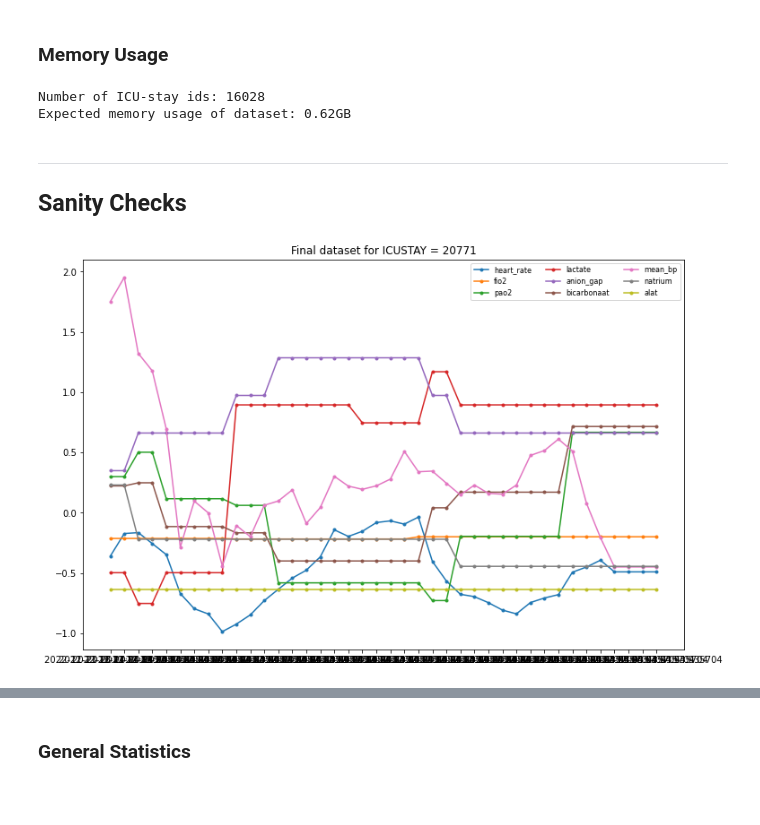
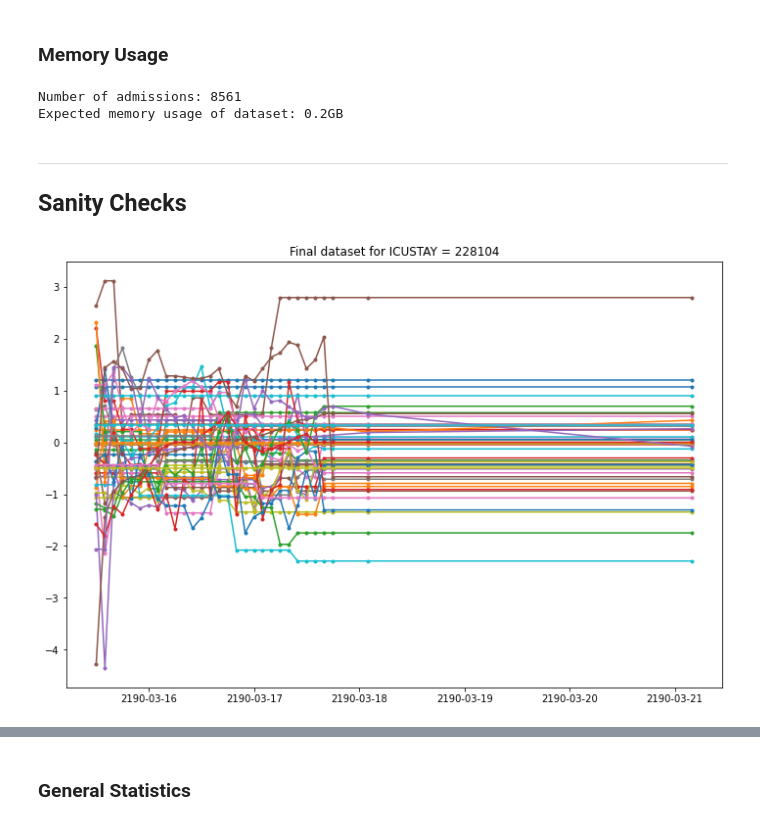
Before and after one commit to thomas097/Haemodynamic-Optimization-Reinforcement-Learning, a Jupyter notebook: preprocessing/DataPreprocessing_Aggregated.ipynb, the cells around one changed output, grey strips where cells are left out. Saved outputs shown, nothing was run; the diff lists cells and outputs as text; code cells hidden in the pictures; blank space fills up the shorter version.

```diff
--- a/preprocessing/DataPreprocessing_Aggregated.ipynb
+++ b/preprocessing/DataPreprocessing_Aggregated.ipynb
@@ -1502,6 +1562,20 @@ for df in [data_train_df, data_valid_df, data_test_df]:
 print('Done!')
 # %% [output]
 Done!
+# %%
+# just in case: cap outliers again with parameters from training set
+capping_params = dict()
+for f in feature_cols:
+    f_min = data_train_df[f].quantile(0.01)
+    f_max = data_train_df[f].quantile(0.99)
+    capping_params[f] = (f_min, f_max)
+
+for df in [data_train_df, data_valid_df, data_test_df]:
+    for f in feature_cols:
+        if f not in BINARY_FIELDS:
+            f_min, f_max = capping_params[f]
+            df.loc[df[f] < f_min, f] = f_min
+            df.loc[df[f] > f_max, f] = f_max
 # %%
 data_train_df[feature_cols].hist(figsize=(20, 20), bins=40);
 # %% [output]
@@ -1514,12 +1588,12 @@ assert np.all(~data_train_df.isna())
 
 In the source code we may wish to refer to the list of features without defining the names of the features each time, i.e. `['heart_rate', 'albumin', 'leu', 'resp_rate', 'fio2', ...]` etc. Much easier is to simply refer to the columns as `x0` to `x49` which we can create procedurally. Below we will define a mapping from state-space features to their `x*`equivalents;
 # %%
-STATE_SPACE_COLUMNS = ['max_vaso_prev', 'total_iv_fluid_prev', 'sepsis_antibiotics', 'profyl_antibiotics', 'profyl_other',
-                       'ventilator', 'sirs_score', 'sofa_score', 'weight', 'height', 'age', 'gender', 'elective', 'is_sepsis',
+STATE_SPACE_COLUMNS = ['max_vaso_prev', 'total_iv_fluid_prev', #'sepsis_antibiotics', 'profyl_antibiotics', 'profyl_other',
+                       'ventilator', 'sirs_score', 'sofa_score', 'weight', 'height', 'age', 'gender', #'elective', 'is_sepsis',
                        'heart_rate', 'temp', 'mean_bp', 'dias_bp', 'sys_bp', 'resp_rate', 'spo2', 'natrium', 'chloride',
                        'kalium', 'trombo', 'leu', 'anion_gap', 'aptt', 'art_ph', 'asat', 'alat', 'bicarbonaat', 'art_be',
                        'ion_ca', 'lactate', 'paco2', 'pao2', 'fio2', 'sirs_bands', 'shock_index', 'hb', 'bilirubin', # 'inr'
-                       'creatinine', 'ureum', 'albumin', 'magnesium', 'calcium', 'pf_ratio', 'glucose', 'svo2', 'd-dimer',
+                       'creatinine', 'ureum', 'albumin', 'magnesium', 'calcium', 'pf_ratio', 'glucose', 'd-dimer', 'svo2',
                        'hematocrit', 'running_total_urine_output', 'total_urine_output', 'running_total_iv_fluid_prev']
 
 # Check if all features in `data_train_df`
@@ -1582,19 +1645,19 @@ def drop_excess_states(df):
     episodes = []
     for _, episode_df in tqdm(df.groupby('episode')):
         # is there any treatment?
-        has_iv = episode_df.total_iv_fluid > 0
-        has_vp = episode_df.max_vaso > 0
+        # has_iv = episode_df.total_iv_fluid > 0
+        # has_vp = episode_df.max_vaso > 0
 
         # are there changes in states?
         diffs = episode_df.filter(regex='x\d+').diff().values
         diffs[0] = diffs[1] # replace NaNs with 2nd time step
-        has_data = np.sum(np.absolute(diffs), axis=1) > 0
+        has_data = np.sum(np.absolute(diffs) > 0, axis=1) > 2
 
         # what was the terminal reward of episode?
         reward = episode_df.reward.values[-1]
 
         # drop artificial trailing states (when no treatment, nor vitals)
-        episode_df = episode_df[has_iv | has_vp | has_data].copy()
+        episode_df = episode_df[has_data].copy()
 
         # put back reward at *new* terminal state
         episode_df.iloc[-1, episode_df.columns.get_loc('reward')] = reward
@@ -1609,3 +1677,13 @@ data_test_df = drop_excess_states(data_test_df)
+# %%
+# We drop admissions beyond 200 time steps too
+def truncate(df, max_duration=200):
+    los = df.groupby('episode').size()
+    short_episodes = los.index[los < max_duration]
+    return df[df.episode.isin(short_episodes)]
+
+data_train_df = truncate(data_train_df)
+data_valid_df = truncate(data_valid_df)
+data_test_df = truncate(data_test_df)
 # %% [markdown]
 ## Export Datasets
 # %%
@@ -1625,14 +1703,14 @@ Done!
 ### Memory Usage
 # %%
 # Size of whole dataset (train + valid + test) including all admissions
-num_icustay_ids = len(data_final_df['icustay_id'].unique())
-print('Number of ICU-stay ids:', num_icustay_ids)
+num_admissions = data_final_df['icustay_id'].nunique()
+print('Number of admissions:', num_admissions)
 
 full_df_gigs = data_final_df.memory_usage(deep=True).sum() / (1 << 30)
 print('Expected memory usage of dataset: %sGB' % round(full_df_gigs, 2))
 # %% [output]
-Number of ICU-stay ids: 16028
-Expected memory usage of dataset: 0.62GB
+Number of admissions: 8561
+Expected memory usage of dataset: 0.2GB
 # %% [markdown]
 ---
 
@@ -1640,21 +1718,22 @@ Expected memory usage of dataset: 0.62GB
 # %%
 # Limit plot to one ICU stay
 icustay_id = random.choice(list(data_train_df['episode'].unique()))
 icustay_df = data_train_df[data_train_df['episode'] == icustay_id]
 
 # change this to visualize other feature
-FEATURES = ['heart_rate', 'fio2', 'pao2', 'lactate', 'anion_gap', 'bicarbonaat', 'mean_bp', 'natrium', 'alat']
+FEATURES = feature_cols#['heart_rate', 'fio2', 'pao2', 'lactate', 'anion_gap', 'bicarbonaat', 'mean_bp', 'natrium', 'alat']
 
 plt.figure(figsize=(12, 8))
 for f in FEATURES:
     x_name = 'x%d' % STATE_SPACE_COLUMNS.index(f)
     plt.plot(icustay_df['timestep'], icustay_df[x_name], label=f, marker='.')
+    #plt.plot(icustay_df['timestep'], icustay_df['action'], label=f, marker='.')
 
 plt.title('Final dataset for ICUSTAY = %s' % icustay_id)
-plt.legend(ncol=3, prop={'size': 8})
+#plt.legend(ncol=3, prop={'size': 8})
 plt.show()
 # %% [output]
-[figure, old version]
+[figure, new version]
 # %%
 # Limit plot to one ICU stay
 icustay_id = random.choice(list(data_train_df['episode'].unique()))
```
Also changed, not shown: parts of 102 cells of this notebook.
